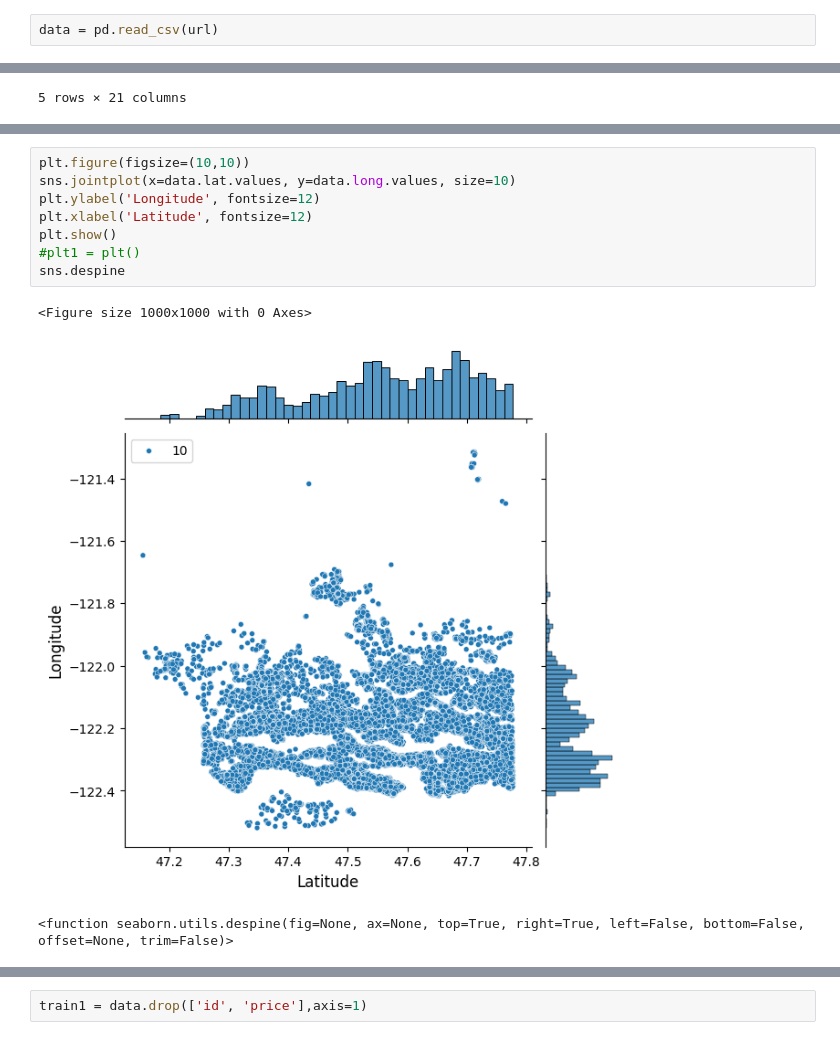
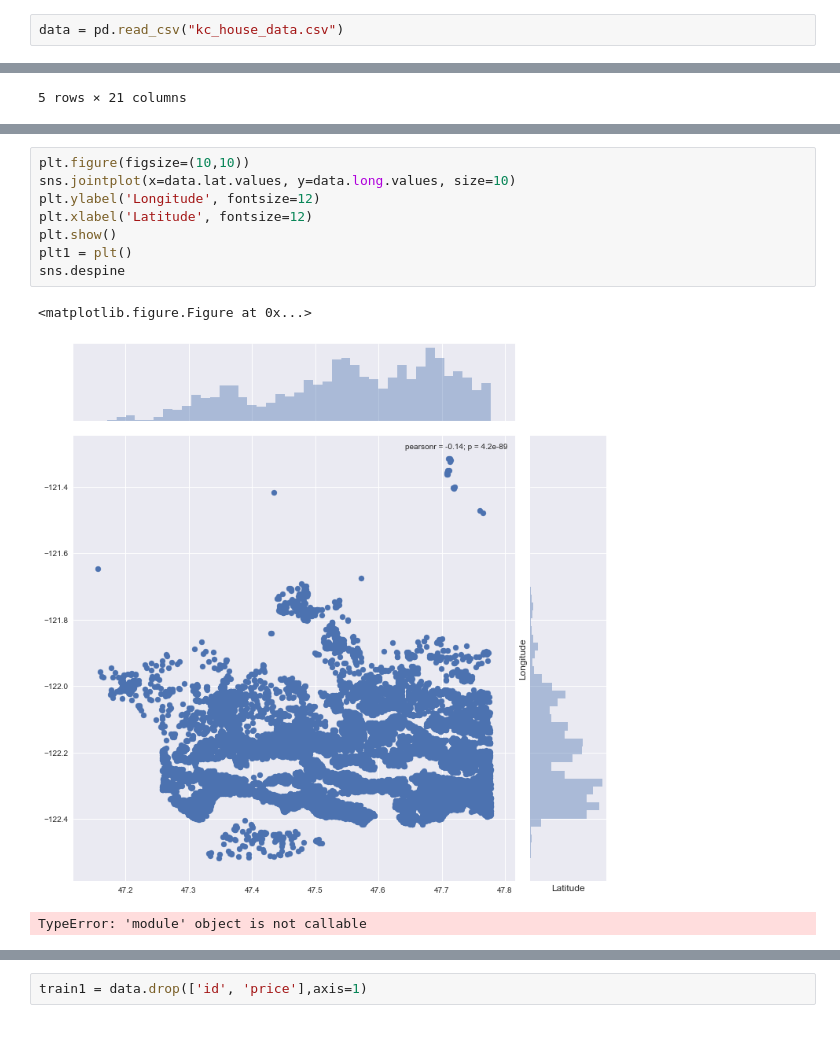
Before and after one commit to ManJ-PC/house-price-prediction_very_basic, a Jupyter notebook: housesales_my.ipynb, the cells around one changed output, grey strips where cells are left out. Cells and saved outputs as stored; diff of their text form.

```diff
--- a/housesales_my.ipynb
+++ b/housesales_my.ipynb
@@ -10,5 +8,5 @@ url = 'https://raw.githubusercontent.com/Shreyas3108/house-price-prediction/mast
 # %%
-data = pd.read_csv(url)
+data = pd.read_csv("kc_house_data.csv")
 # %%
 data.head()
 # %% [output]
@@ -43,15 +41,15 @@ sns.despine
 # %%
 plt.figure(figsize=(10,10))
 sns.jointplot(x=data.lat.values, y=data.long.values, size=10)
 plt.ylabel('Longitude', fontsize=12)
 plt.xlabel('Latitude', fontsize=12)
 plt.show()
-#plt1 = plt()
+plt1 = plt()
 sns.despine
 # %% [output]
-<Figure size 1000x1000 with 0 Axes>
+<matplotlib.figure.Figure at 0x...>
-[figure, old version]
+[figure, new version]
-<function seaborn.utils.despine(fig=None, ax=None, top=True, right=True, left=False, bottom=False, offset=None, trim=False)>
+TypeError: 'module' object is not callable
 # %%
 plt.scatter(data.price,data.sqft_living)
 plt.title("Price vs Square Feet")
```
Also changed, not shown: parts of 20 cells of this notebook.
